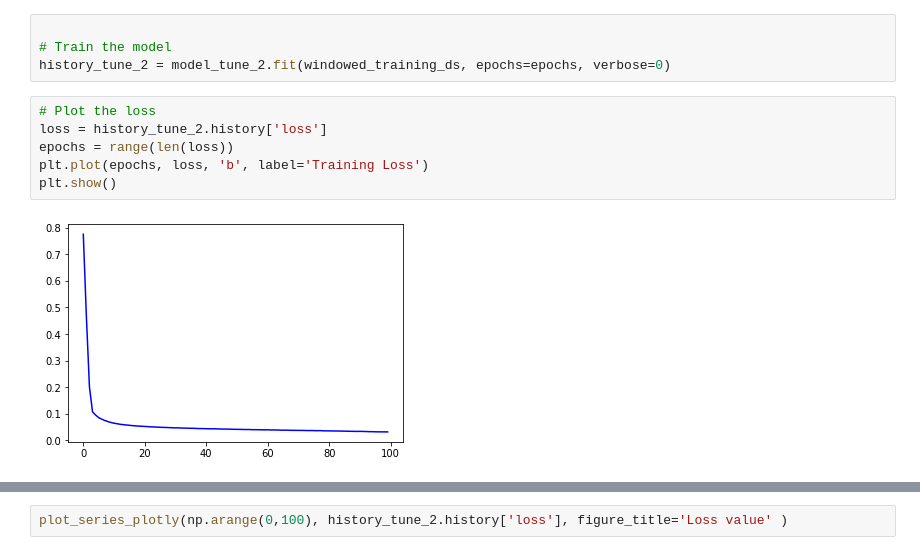
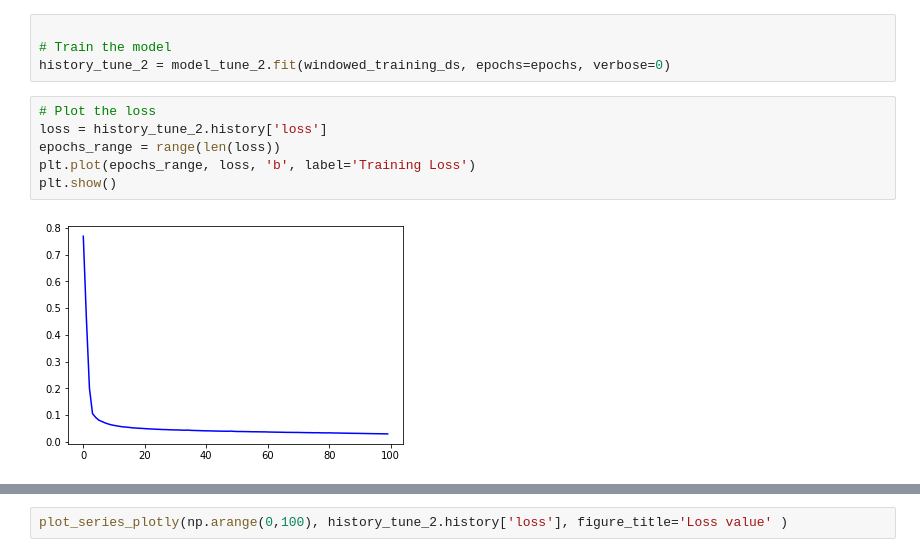
Before and after one commit to suryogumilar/Tensorflow_timeseries, a Jupyter notebook: C4_W2_Lab_3_deep_NN.ipynb, the cells around one changed output, grey strips where cells are left out. Drawn from its saved outputs; the diff is of its cells as text.

```diff
--- a/C4_W2_Lab_3_deep_NN.ipynb
+++ b/C4_W2_Lab_3_deep_NN.ipynb
@@ -666,11 +674,11 @@ history_tune_2 = model_tune_2.fit(windowed_training_ds, epochs=epochs, verbose=0
 # %%
 # Plot the loss
 loss = history_tune_2.history['loss']
-epochs = range(len(loss))
-plt.plot(epochs, loss, 'b', label='Training Loss')
+epochs_range = range(len(loss))
+plt.plot(epochs_range, loss, 'b', label='Training Loss')
 plt.show()
 # %% [output]
-[figure, old version]
+[figure, new version]
 # %%
 # Plot all but the first 10
 loss = history_tune_2.history['loss']
```
Also changed, not shown: parts of 29 cells of this notebook.
